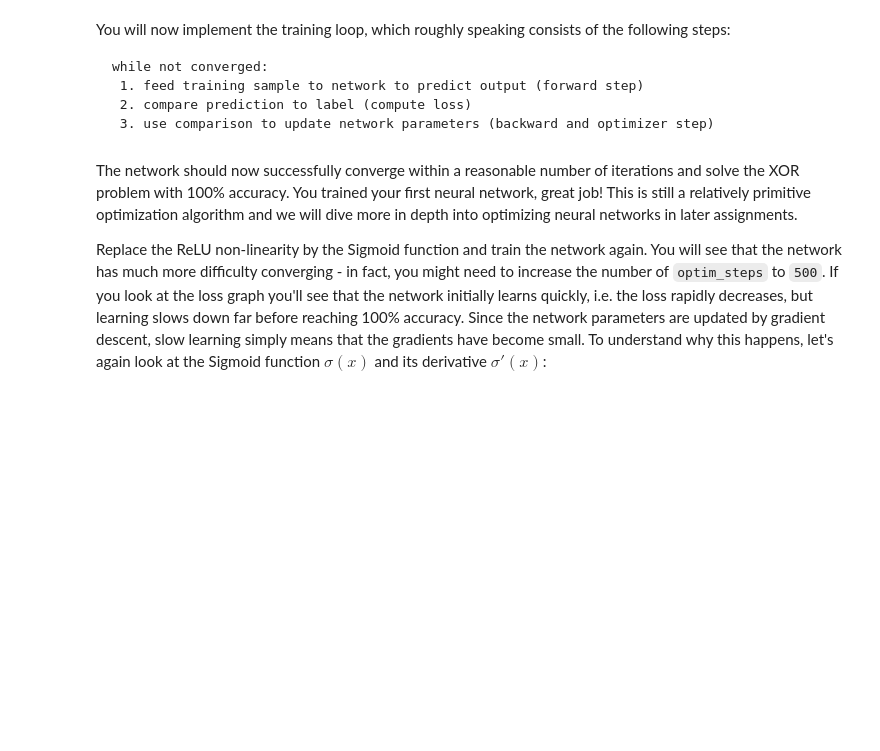
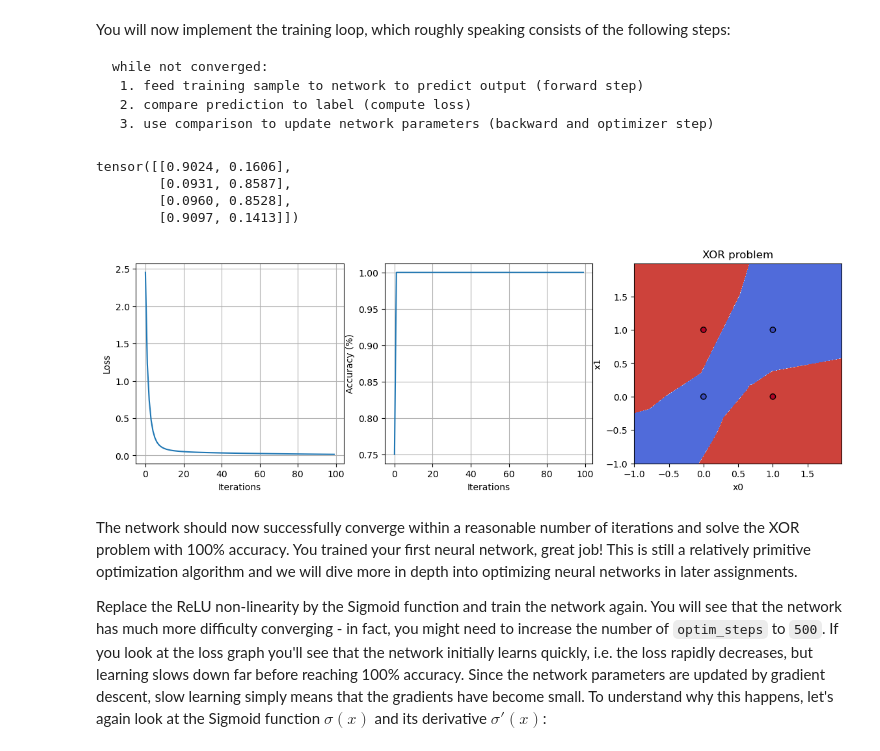
Before and after one commit to flaviogheri/deep_learning, a Jupyter notebook: Assignment_2.ipynb, the cells around one changed output. Cells and saved outputs as stored; diff of their text form; code cells hidden in the pictures; blank space fills up the shorter version.

```diff
--- a/Assignment_2.ipynb
+++ b/Assignment_2.ipynb
@@ -563,8 +563,9 @@ class Net(object):
         ########################################################################
         #                  TODO: Implement this function                       #
         ########################################################################
-
-        pass
+        dx = dupstream
+        for layer in reversed(self.layers):
+            dx = layer.backward(dx)
 
         ########################################################################
         #                         END OF YOUR CODE                             #
@@ -587,8 +588,11 @@ class Net(object):
         #    Hint: use `if hasattr(layer, 'weight')` to check if a layer has   #
         #                       trainable parameters.                          #
         ########################################################################
-
-        pass
+        for layer in layers:
+            if hasattr(layer, 'weight'):
+                layer.weight -= layer.weight_grad * lr
+            if hasattr(layer, 'bias'):
+                layer.bias -= layer.bias_grad * lr
 
         ########################################################################
         #                         END OF YOUR CODE                             #
@@ -766,7 +779,7 @@ def MSELoss(y_true, y_pred):
     #             TODO: Implement the gradient dL/dy_hat                   #
     ########################################################################
 
-    pass
+    grad = 2 * (y_pred - y_true)
 
     ########################################################################
     #                          END OF YOUR CODE                            #
@@ -810,7 +823,8 @@ for i in range(optim_steps):
     #                         and append to list.                          #
     ########################################################################
 
-    pass
+    loss, grad = MSELoss(y_xor, y_pred)
+    losses.append(loss)
 
     ########################################################################
     #                          END OF YOUR CODE                            #
@@ -820,36 +834,43 @@ for i in range(optim_steps):
     #            TODO: Perform backward pass and optimizer step.           #
     ########################################################################
 
-    pass
+    net.backward(grad)
+    net.optimizer_step(learning_rate)
 
     ########################################################################
     #                          END OF YOUR CODE                            #
     ########################################################################
 
     # Calculate accuracy of prediction
     correct = torch.argmax(y_pred, axis=1) == torch.argmax(y_xor, axis=1)
     accs.append(torch.sum(correct)/len(y_pred))
 
 # Print prediction
 print(y_pred)
 
 # Plot loss and accuracy
 plt.figure(figsize=(14,4))
 plt.subplot(1,3,1)
 plt.xlabel('Iterations')
 plt.ylabel('Loss')
 plt.plot(losses)
 plt.grid()
 
 plt.subplot(1,3,2)
 plt.xlabel('Iterations')
 plt.ylabel('Accuracy (%)')
 plt.plot(accs)
 plt.grid()
 
 # Show decision boundary
 plt.subplot(1,3,3)
 plot(x_xor, y_xor, net)
+# %% [output]
+tensor([[0.9024, 0.1606],
+        [0.0931, 0.8587],
+        [0.0960, 0.8528],
+        [0.9097, 0.1413]])
+[figure, added]
 # %% [markdown]
 The network should now successfully converge within a reasonable number of iterations and solve the XOR problem with 100% accuracy. You trained your first neural network, great job! This is still a relatively primitive optimization algorithm and we will dive more in depth into optimizing neural networks in later assignments.
 
```
Also changed, not shown: parts of 8 cells of this notebook.
